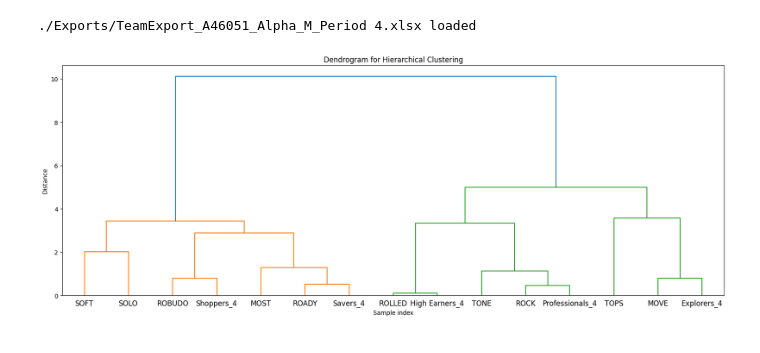
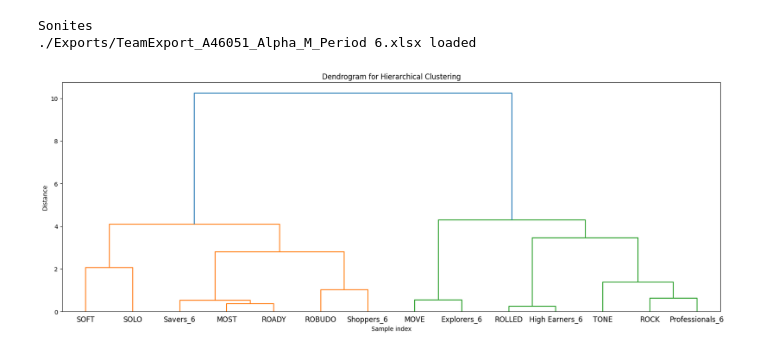
Before and after one commit to FedericoCortesi/Markstrat, a Jupyter notebook: clustering.ipynb, the cells around one changed output. Saved outputs shown, nothing was run; the diff lists cells and outputs as text; code cells hidden in the pictures.

```diff
--- a/clustering.ipynb
+++ b/clustering.ipynb
@@ -1,21 +1,22 @@
 # %%
 from Clustering import HierarchicalClustering
-from Brands import Sonites
+from Brands import Brands
 
-son = Sonites()
+son = Brands(sector="Sonites")
 #df_comprehensive_feat = son.obtain_comprehensive_df_features()
 #df_comprehensive_feat
 #data = df_comprehensive_feat
 
 df_comprehensive = son.get_comprehensive_df_semantic()
 df_comprehensive
 data = df_comprehensive
 hc = HierarchicalClustering(data, n_clusters=3, linkage_method='ward', scale_data=True)
 
 hc.plot_dendrogram()
 # %% [output]
-./Exports/TeamExport_A46051_Alpha_M_Period 4.xlsx loaded
+Sonites
+./Exports/TeamExport_A46051_Alpha_M_Period 6.xlsx loaded
-[figure, old version]
+[figure, new version]
 # %%
 centroids = hc.get_cluster_centroids()
 centroids
```
Also changed, not shown: parts of 6 cells of this notebook, 19 other files.
